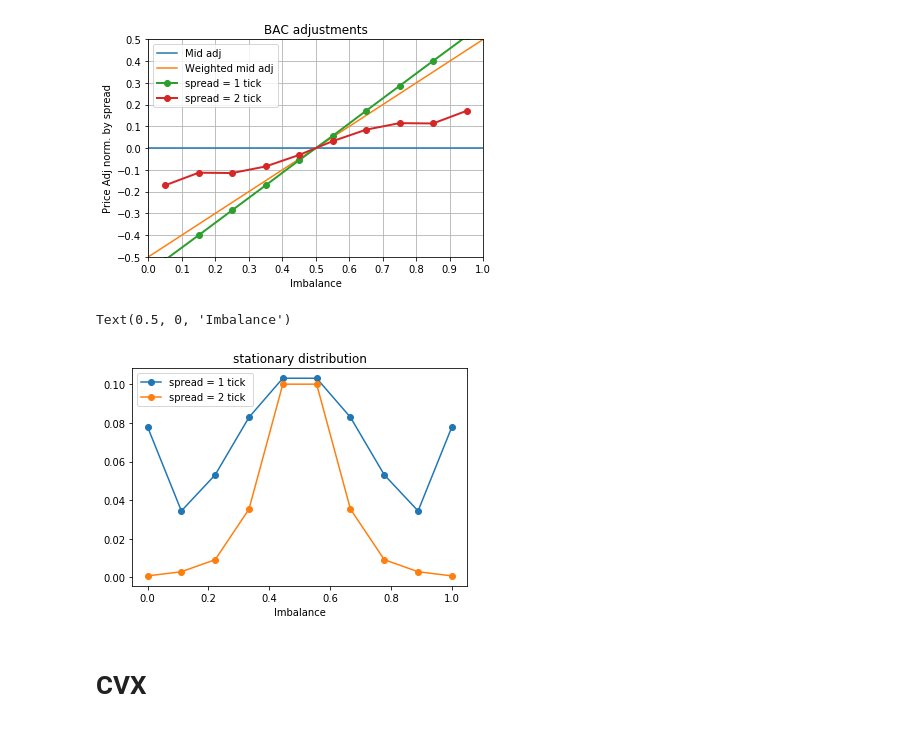
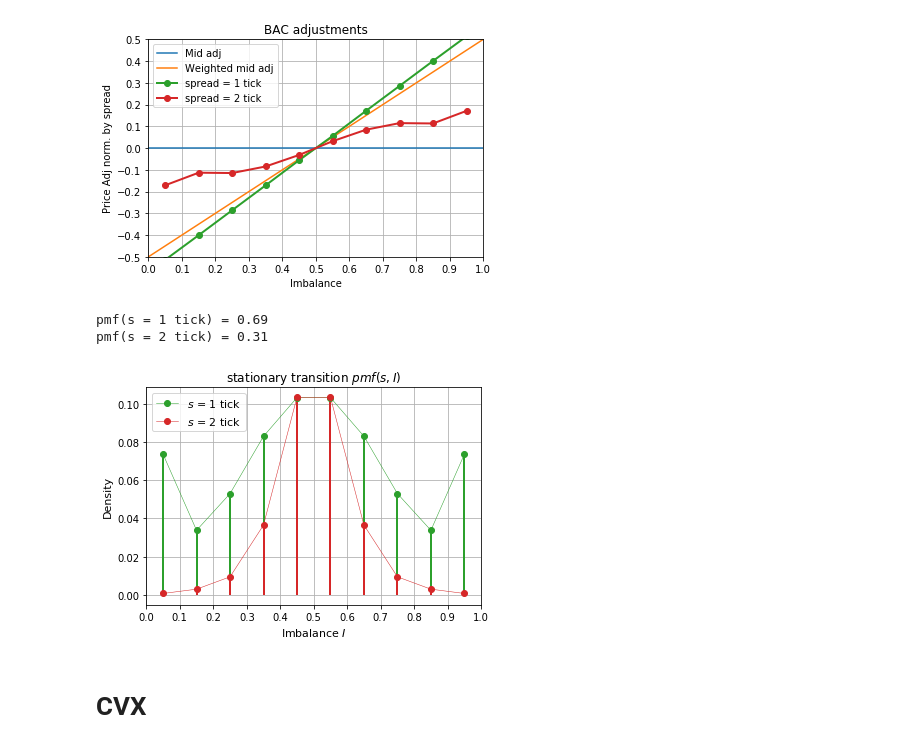
Before and after one commit to sstoikov/microprice, a Jupyter notebook: Microprice - Big Data Conference.ipynb, the cells around one changed output. Cells and saved outputs as stored; diff of their text form; code cells hidden in the pictures.

Commit message:
Fix error in pmf density plot and refactor
Fix incorrect bucket x-points resolved and by using mid points.

```diff
--- a/Microprice - Big Data Conference.ipynb
+++ b/Microprice - Big Data Conference.ipynb
@@ -304,6 +304,8 @@ def estimate(T):
 
     return G1, B, Q, Q2, R1, R2, K
 # %%
+COLOR_CYCLE = plt.rcParams['axes.prop_cycle'].by_key()['color']
+
 def get_asymtotics(G1, B):
     '''
     P_k = M + sum_0^{k-1}(B^i) * G1
@@ -341,13 +343,12 @@ def plot_Gstar(ticker, Gstar, misc):
     plt.figure()
     plt.title('{} adjustments'.format(ticker))
 
-    color_cycle = plt.rcParams['axes.prop_cycle'].by_key()['color']
-    plt.plot([0, 1], [0, 0], label='Mid adj', color=color_cycle[0])
-    plt.plot([0, 1], [-0.5, 0.5], label='Weighted mid adj', color=color_cycle[1])
+    plt.plot([0, 1], [0, 0], label='Mid adj', color=COLOR_CYCLE[0])
+    plt.plot([0, 1], [-0.5, 0.5], label='Weighted mid adj', color=COLOR_CYCLE[1])
 
     for i, (sprd, grp) in enumerate(Gstar.groupby(level='spread')):
         lbl = 'spread = {} tick'.format(i+1)
-        plt.plot(bucket_mid, grp / sprd, label=lbl, marker='o', linewidth=2.0, color=color_cycle[2+i])
+        plt.plot(bucket_mid, grp / sprd, label=lbl, marker='o', linewidth=2.0, color=COLOR_CYCLE[2+i])
         #y_step_edges = np.append(grp, grp[-1]) / sprd
         #plt.step(bin_edges, y_step_edges, label=lbl, where='post', color=color_cycle[2+i])
 
@@ -360,6 +361,28 @@ def plot_Gstar(ticker, Gstar, misc):
     plt.ylabel('Price Adj norm. by spread')
     plt.grid()
     plt.show()
+
+def plot_Bstar(B_pmf, misc):
+    ''' Plot stationary transition probability mass function '''
+    bin_edges = misc['imb_bucket_bins']
+    bucket_mid = 0.5*(bin_edges[:-1] + bin_edges[1::])
+
+    for i, (next_sprd, marginal_pdf) in enumerate(B_pmf.groupby(level='next_spread')):
+        lbl = '$s$ = {} tick'.format(i+1)
+        plt.plot(bucket_mid, marginal_pdf, label=lbl, marker='o', lw=0.5, color=COLOR_CYCLE[2+i])
+        plt.vlines(bucket_mid, 0, marginal_pdf, color=COLOR_CYCLE[2+i], lw=2.0)
+        ticks = next_sprd / misc['ticksize']
+        print('pmf(s = {:.0f} tick) = {:.2f}'.format(ticks, marginal_pdf.sum()))
+
+    plt.xlim([0, 1])
+    plt.xticks(np.linspace(0, 1, 11))
+
+    plt.legend(loc='upper left', fontsize=11)
+    plt.title('stationary transition $pmf(s, I)$')
+    plt.xlabel('Imbalance $I$', fontsize=11)
+    plt.ylabel('Density', fontsize=11)
+    plt.grid()
+    plt.show()
 # %% [markdown]
 # BAC
 # %%
@@ -379,18 +402,14 @@ Gstar, Bstar = calc_price_adj(G1, B, order='stationary')
 plot_Gstar(ticker, Gstar, misc)
 # %% [output]
 [figure]
-# %%
-imb=np.linspace(0,1,n_imb)
-W=np.linalg.matrix_power(B,100)
-for i in range(0,n_spread):
-    plt.plot(imb,W[0][(0+i*n_imb):(n_imb+i*n_imb)],label="spread = "+str(i+1)+" tick ",marker='o')
-
-plt.legend(loc='upper left')
-plt.title('stationary distribution')
-plt.xlabel('Imbalance')
-# %% [output]
-Text(0.5, 0, 'Imbalance')
-[figure, removed]
+# %%
+Bstar_pdf = Bstar.iloc[0]  # ~= np.linalg.matrix_power(B,10).iloc[0]
+Bstar_pdf = pd.Series(np.linalg.matrix_power(B, 5)[0], index=B.columns)
+plot_Bstar(Bstar_pdf, misc)
+# %% [output]
+pmf(s = 1 tick) = 0.69
+pmf(s = 2 tick) = 0.31
+[figure, added]
 # %% [markdown]
 # CVX
 # %%
```
Also changed, not shown: parts of 2 cells of this notebook.
